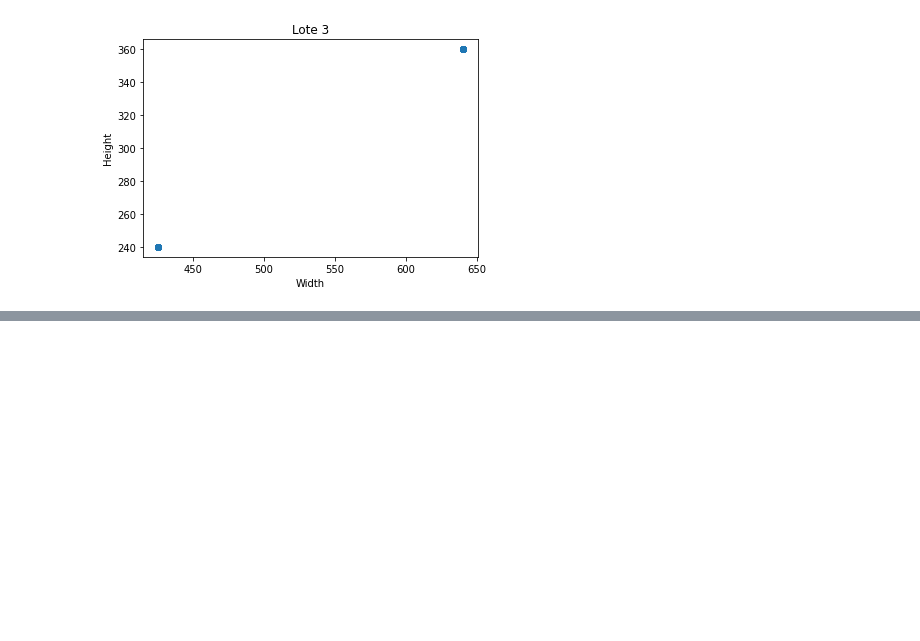
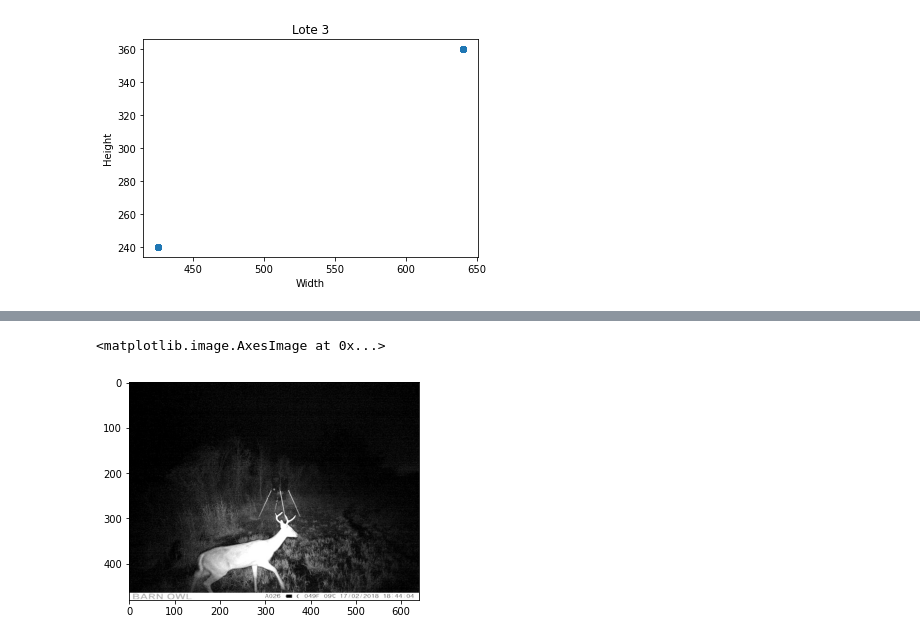
Before and after one commit to Adrianc1234/UPY_jaguares, a Jupyter notebook: Notebooks/EDAs/EDA - Sin Jaguar de Noche.ipynb, the cells around one changed output, grey strips where cells are left out. Saved outputs shown, nothing was run; the diff lists cells and outputs as text; code cells hidden in the pictures; blank space fills up the shorter version.

```diff
--- a/Notebooks/EDAs/EDA - Sin Jaguar de Noche.ipynb
+++ b/Notebooks/EDAs/EDA - Sin Jaguar de Noche.ipynb
@@ -102,0 +137,5 @@ plt.savefig('lote3_ratioH.png')
+# %%
+plt.imshow(first)
+# %% [output]
+<matplotlib.image.AxesImage at 0x...>
+[figure, added]
```
Also changed, not shown: parts of 38 cells of this notebook.
